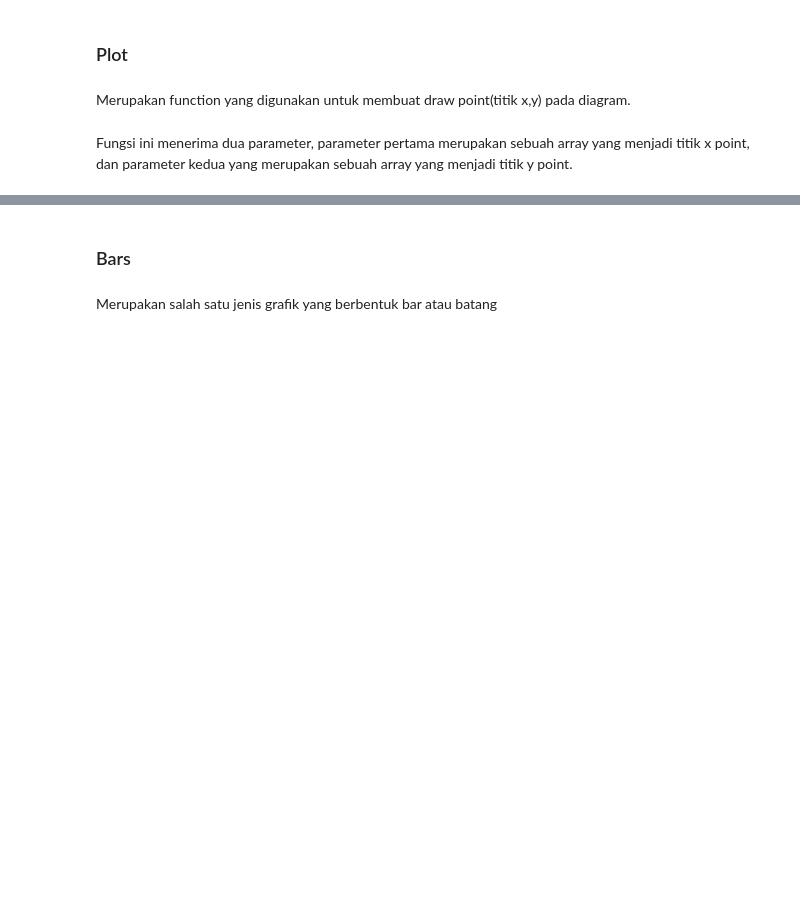
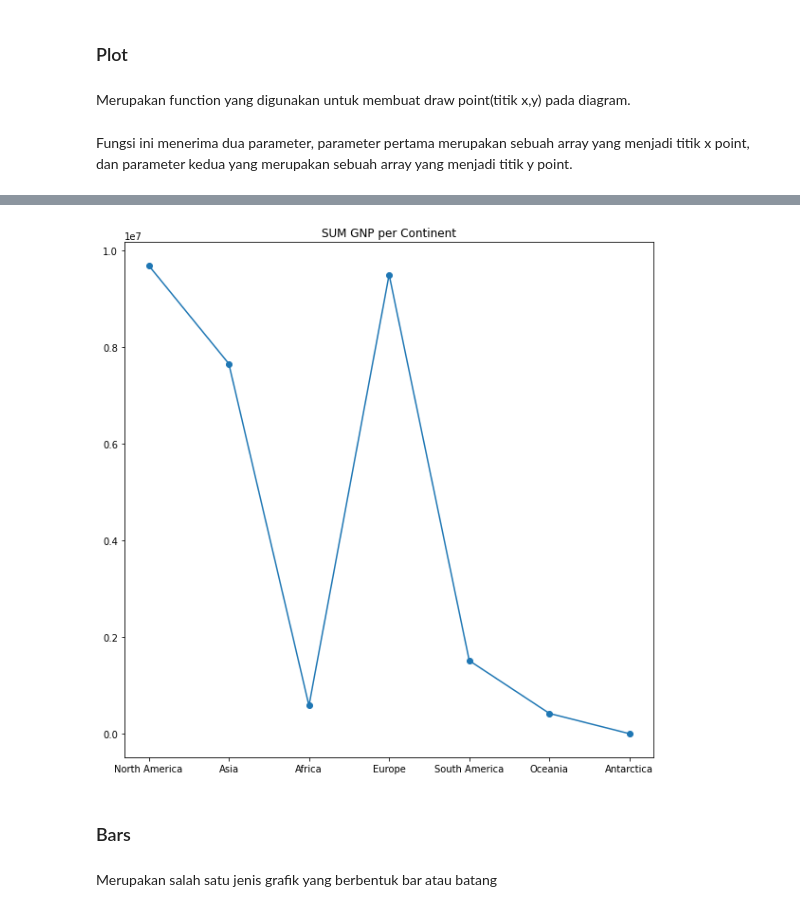
Before and after one commit to rahmaldrs/SQL-for-Data-Analytic, a Jupyter notebook: sql_python_empty.ipynb, the cells around one changed output, grey strips where cells are left out. Drawn from its saved outputs; the diff is of its cells as text; code cells hidden in the pictures; blank space fills up the shorter version.

```diff
--- a/sql_python_empty.ipynb
+++ b/sql_python_empty.ipynb
@@ -322,3 +902,14 @@ Fungsi ini menerima dua parameter, parameter pertama merupakan sebuah array yang
+# %%
+mycursor = mydb.cursor()
+mycursor.execute("SELECT SUM(GNP) as sumGNP, continent FROM country GROUP BY continent")
+myresult = mycursor.fetchall()
+df = pd.DataFrame(myresult,columns=mycursor.column_names)
+plt.figure(figsize=(10,10))
+plt.plot(df['continent'],df['sumGNP'], marker='o')
+plt.title("SUM GNP per Continent")
+plt.show()
+# %% [output]
+[figure, added]
 # %% [markdown]
 ### Bars
 # %% [markdown]
```
Also changed, not shown: parts of 45 cells of this notebook.
